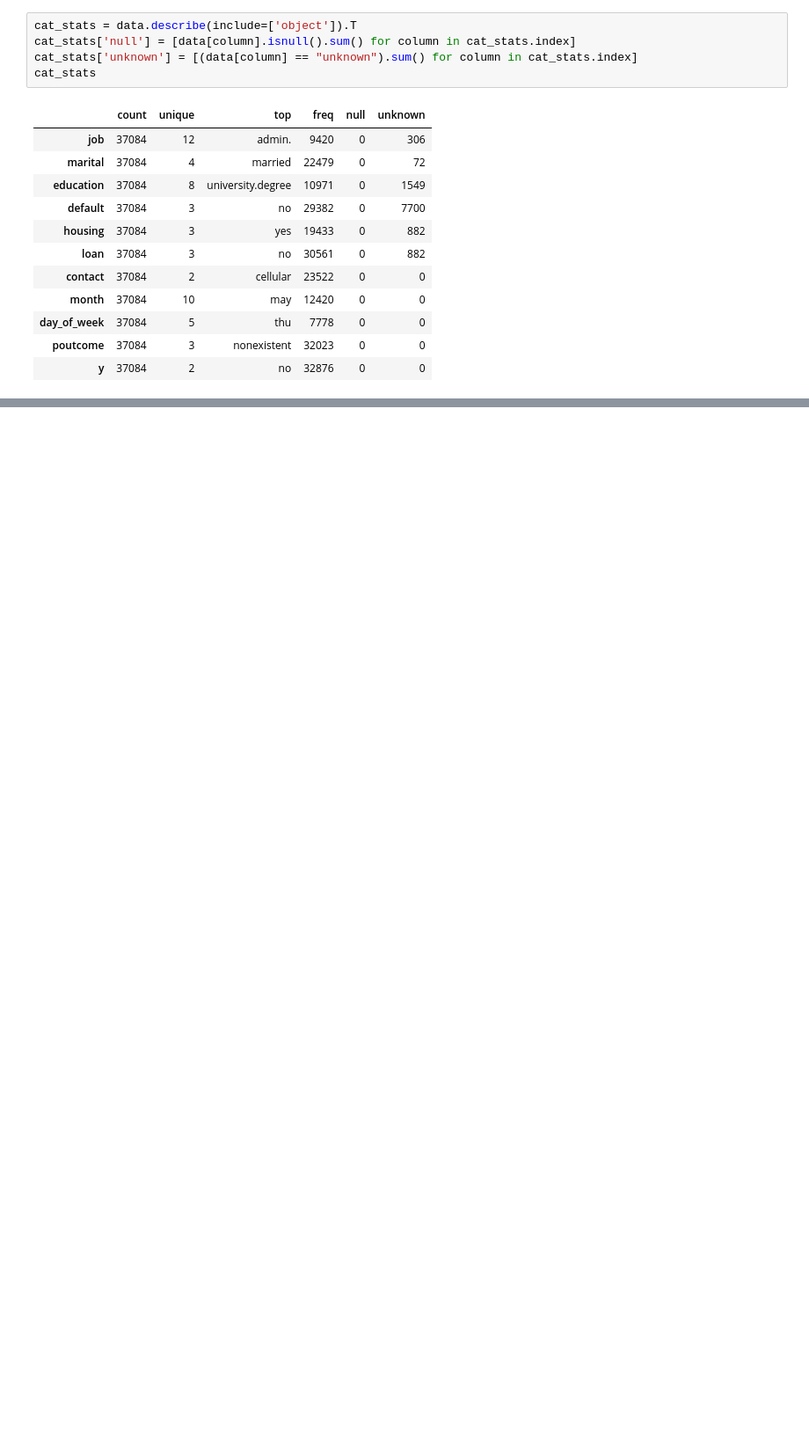
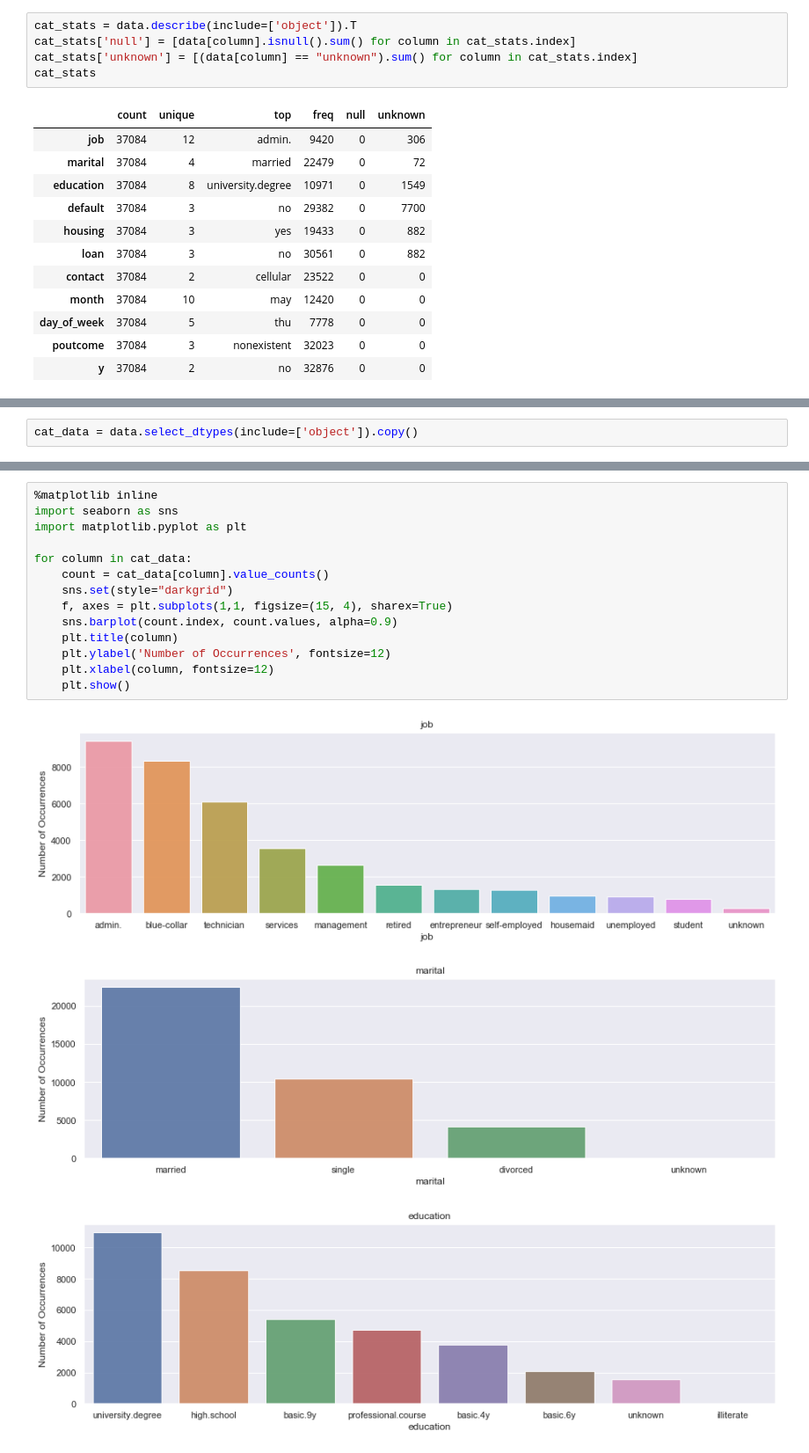
Before and after one commit to yfundorac/final-project, a Jupyter notebook: main.ipynb, the cells around one changed output, grey strips where cells are left out. Shown at 88% size. Cells and saved outputs as stored; diff of their text form; blank space fills up the shorter version.

```diff
--- a/main.ipynb
+++ b/main.ipynb
@@ -137,0 +91,2 @@ features = ['Neighborhood', 'OverallQual', 'OverallCond',
+# %%
+cat_data = data.select_dtypes(include=['object']).copy()
@@ -137,0 +102,18 @@ features = ['Neighborhood', 'OverallQual', 'OverallCond',
+# %%
+%matplotlib inline
+import seaborn as sns
+import matplotlib.pyplot as plt
+
+for column in cat_data:
+    count = cat_data[column].value_counts()
+    sns.set(style="darkgrid")
+    f, axes = plt.subplots(1,1, figsize=(15, 4), sharex=True)
+    sns.barplot(count.index, count.values, alpha=0.9)
+    plt.title(column)
+    plt.ylabel('Number of Occurrences', fontsize=12)
+    plt.xlabel(column, fontsize=12)
+    plt.show()
+# %% [output]
+[figure, added]
+[figure, added]
+[figure, added]
```
Also changed, not shown: parts of 16 cells of this notebook.
